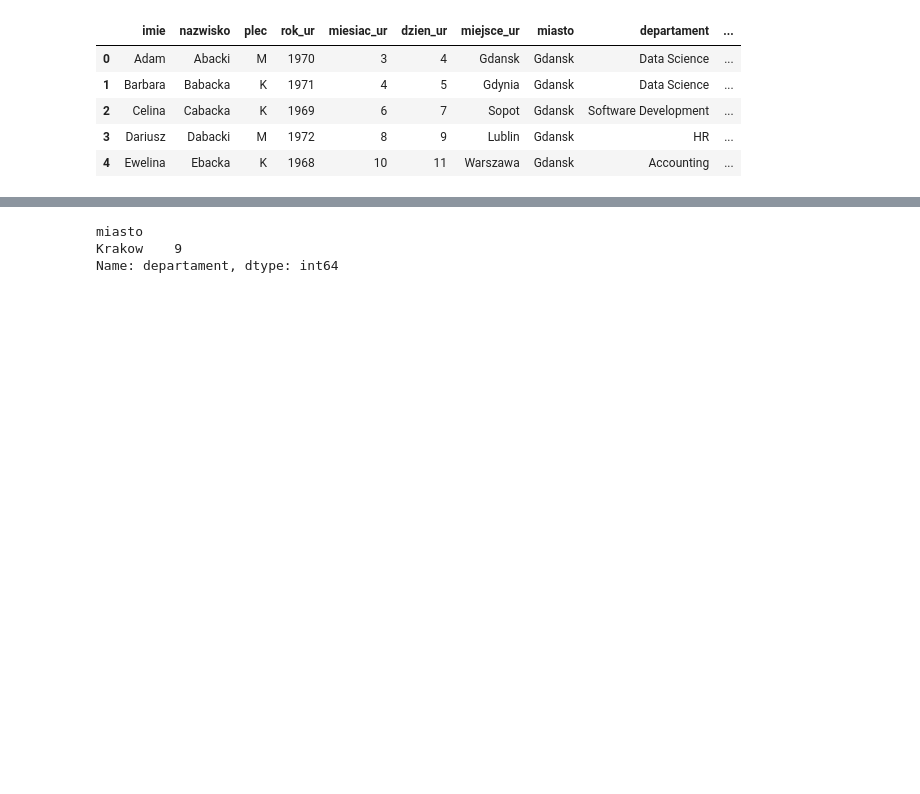
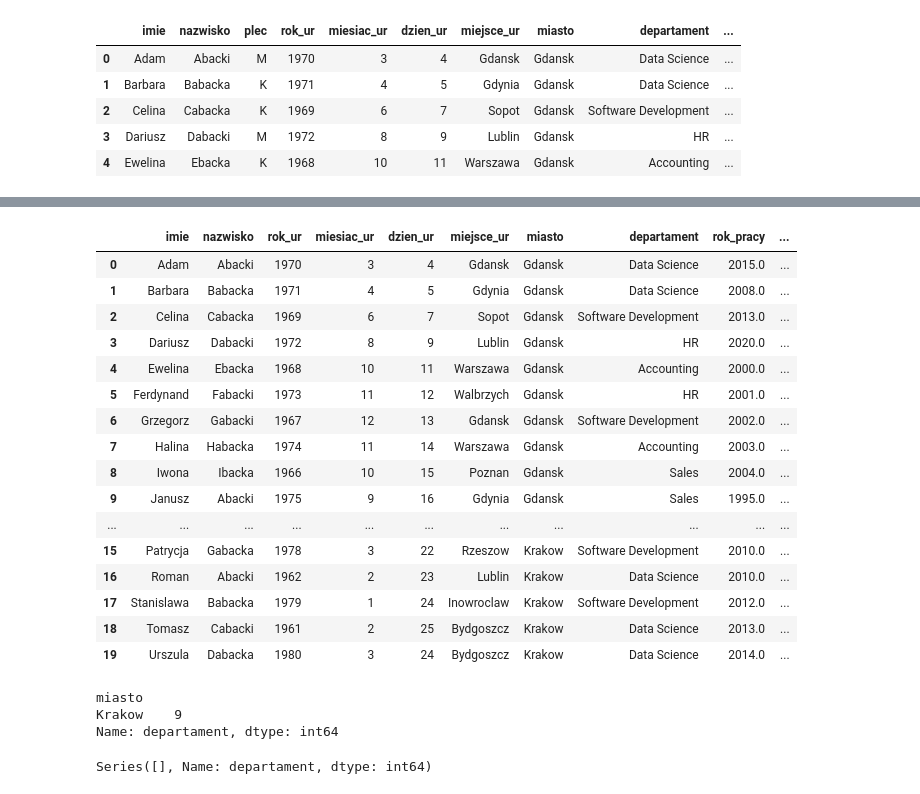
Before and after one commit to ambiwalencja/DataSciencePandas, a Jupyter notebook: Pandas_zadania.ipynb, the cells around one changed output, grey strips where cells are left out. Cells and saved outputs as stored; diff of their text form; code cells hidden in the pictures; blank space fills up the shorter version.

Commit message:
zadanie 6 - drugi sposób, zadanie 5 - kolejny sposób z np.select, zadanie 10

```diff
--- a/Pandas_zadania.ipynb
+++ b/Pandas_zadania.ipynb
@@ -76,6 +87,18 @@ def experience_levels(x):
         return 'Ekspert'
 
 df['poziom_dosw'] = df['doswiadczenie'].apply(experience_levels)
+# %%
+# 5.
+# 4) sposób oparty na np.select()
+import numpy as np
+experience_conditions = [
+    (df['doswiadczenie'] < 4),
+    ((df['doswiadczenie'] >= 4) & (df['doswiadczenie'] < 9)),
+    ((df['doswiadczenie'] >= 9) & (df['doswiadczenie'] < 12)),
+    (df['doswiadczenie']> 12)
+]
+experience_levels = ['Junior', 'Mid', 'Senior', 'Ekspert']
+df['poziom_dosw'] = np.select(experience_conditions, experience_levels)
 # %%
 # 6. Kolumna reprezentująca rok dołączenia do firmy ma puste wartości. Uzupełnij brakujące wartości używając
 # średniej dla osób o takim samym poziomie doświadczenia (kolumna z Zadania 3), w skali całej firmy.
@@ -108,3 +152,28 @@ df.head(20)
+# %%
+# 6.
+# sposób 2, dynamiczny - groupby + dict + map
+levels_dict = df.groupby('poziom_dosw')['rok_pracy'].mean().round().to_dict()
+df['rok_pracy'] = df['rok_pracy'].fillna(df['poziom_dosw'].map(levels_dict))
+
+df.head(20)
+# %% [output]
+|  | imie | nazwisko | rok_ur | miesiac_ur | dzien_ur | miejsce_ur | miasto | departament | rok_pracy | ... |
+| 0 | Adam | Abacki | 1970 | 3 | 4 | Gdansk | Gdansk | Data Science | 2015.0 | ... |
+| 1 | Barbara | Babacka | 1971 | 4 | 5 | Gdynia | Gdansk | Data Science | 2008.0 | ... |
+| 2 | Celina | Cabacka | 1969 | 6 | 7 | Sopot | Gdansk | Software Development | 2013.0 | ... |
+| 3 | Dariusz | Dabacki | 1972 | 8 | 9 | Lublin | Gdansk | HR | 2020.0 | ... |
+| 4 | Ewelina | Ebacka | 1968 | 10 | 11 | Warszawa | Gdansk | Accounting | 2000.0 | ... |
+| 5 | Ferdynand | Fabacki | 1973 | 11 | 12 | Walbrzych | Gdansk | HR | 2001.0 | ... |
+| 6 | Grzegorz | Gabacki | 1967 | 12 | 13 | Gdansk | Gdansk | Software Development | 2002.0 | ... |
+| 7 | Halina | Habacka | 1974 | 11 | 14 | Warszawa | Gdansk | Accounting | 2003.0 | ... |
+| 8 | Iwona | Ibacka | 1966 | 10 | 15 | Poznan | Gdansk | Sales | 2004.0 | ... |
+| 9 | Janusz | Abacki | 1975 | 9 | 16 | Gdynia | Gdansk | Sales | 1995.0 | ... |
+| ... | ... | ... | ... | ... | ... | ... | ... | ... | ... | ... |
+| 15 | Patrycja | Gabacka | 1978 | 3 | 22 | Rzeszow | Krakow | Software Development | 2010.0 | ... |
+| 16 | Roman | Abacki | 1962 | 2 | 23 | Lublin | Krakow | Data Science | 2010.0 | ... |
+| 17 | Stanislawa | Babacka | 1979 | 1 | 24 | Inowroclaw | Krakow | Software Development | 2012.0 | ... |
+| 18 | Tomasz | Cabacki | 1961 | 2 | 25 | Bydgoszcz | Krakow | Data Science | 2013.0 | ... |
+| 19 | Urszula | Dabacka | 1980 | 3 | 24 | Bydgoszcz | Krakow | Data Science | 2014.0 | ... |
 # %%
 # 7. Który oddział firmy ma najwięcej Data Scientistów ?
 df[df['departament'] == 'Data Science'].groupby('miasto').departament.count().sort_values()[[-1]]
@@ -128,3 +197,8 @@ df.head()
 # %%
 # 9. Które biuro firmy ma najwięcej osób na Seniorskim poziomie doświadczenia ?
 df[df['poziom_dosw'] == 'Senior'].groupby('miasto').departament.count().sort_values()[[-1]]
+# %%
+# 10. Które biuro ma najwięcej kobiet na Juniorskim poziomie doświadczenia ?
+df[(df['poziom_dosw'] == 'Junior') & (df['plec'] == 'K')].groupby('miasto').departament.count().sort_values()#[[-1]]
+# %% [output]
+Series([], Name: departament, dtype: int64)
```
Also changed, not shown: parts of 3 cells of this notebook.
